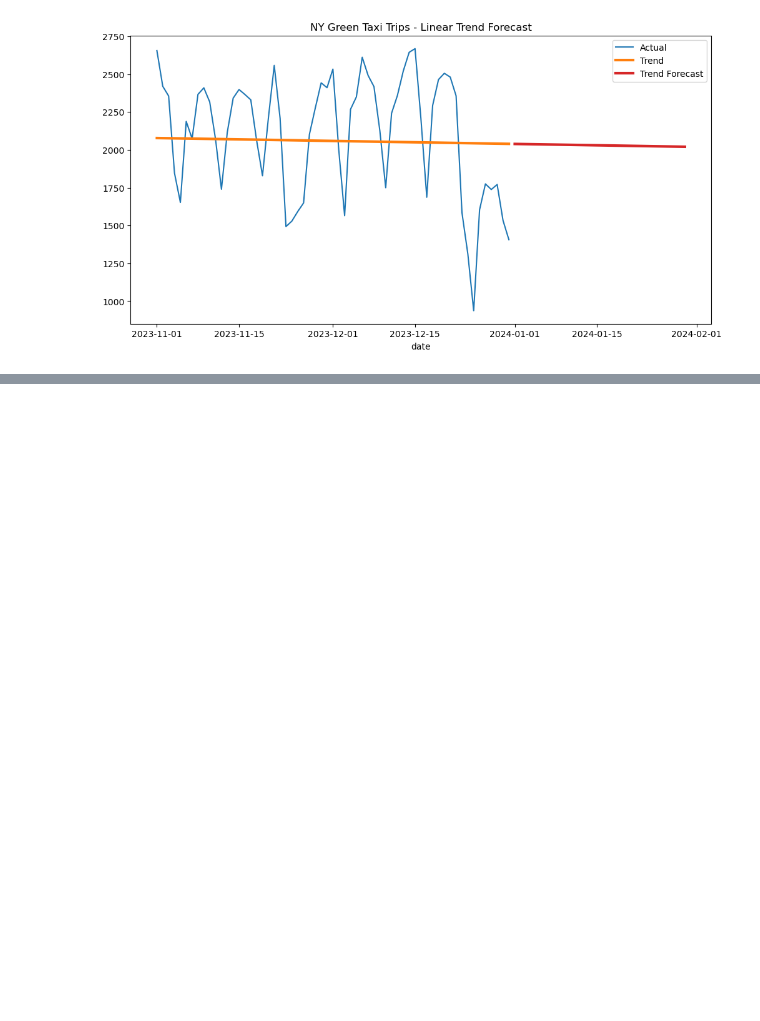
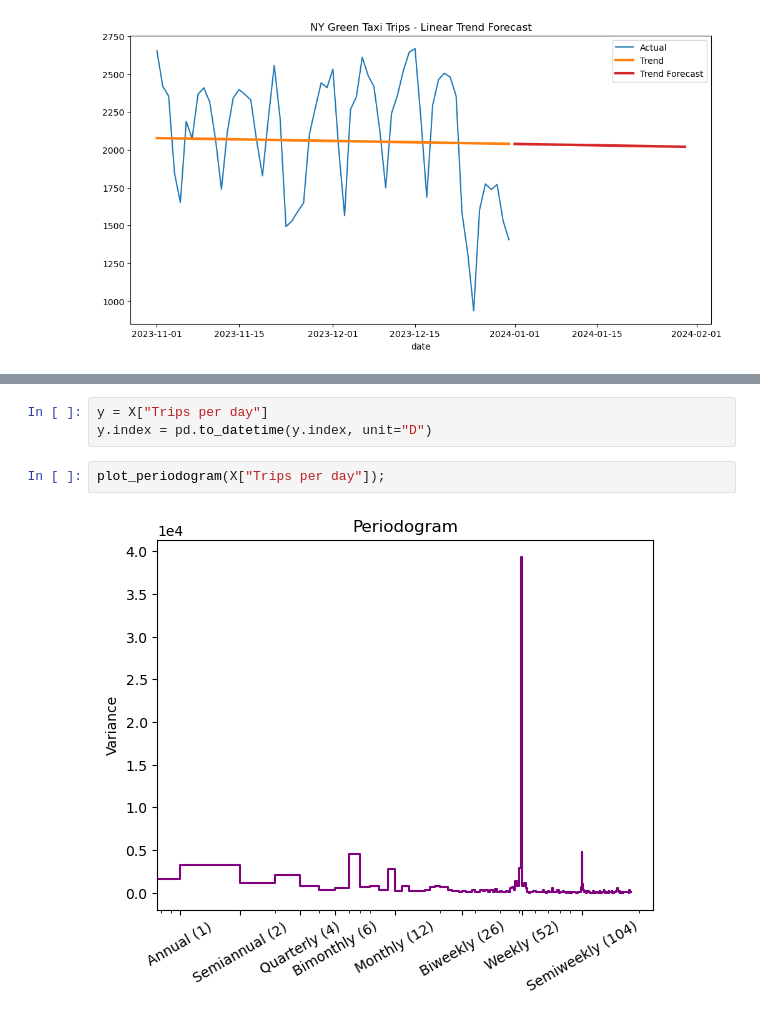
Before and after one commit to TillMeineke/ML_Zoomcamp2024_hw, a Jupyter notebook: NYTaxiForecast/notebooks/00_EDA.ipynb, the cells around one changed output, grey strips where cells are left out. Saved outputs shown, nothing was run; the diff lists cells and outputs as text; blank space fills up the shorter version.

```diff
--- a/NYTaxiForecast/notebooks/00_EDA.ipynb
+++ b/NYTaxiForecast/notebooks/00_EDA.ipynb
@@ -346,0 +545,7 @@ _ = ax.legend()
+# %%
+y = X["Trips per day"]
+y.index = pd.to_datetime(y.index, unit="D")
+# %%
+plot_periodogram(X["Trips per day"]);
+# %% [output]
+[figure, added]
```
Also changed, not shown: parts of 26 cells of this notebook, 3 other files.
